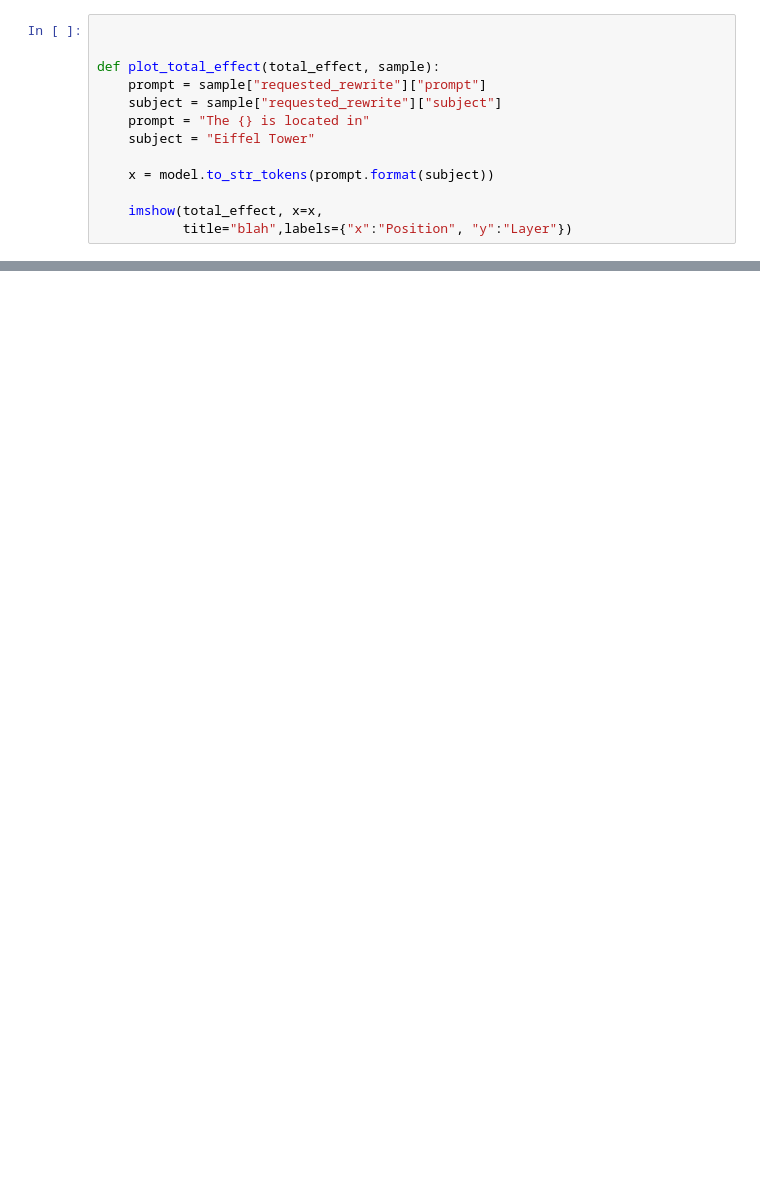
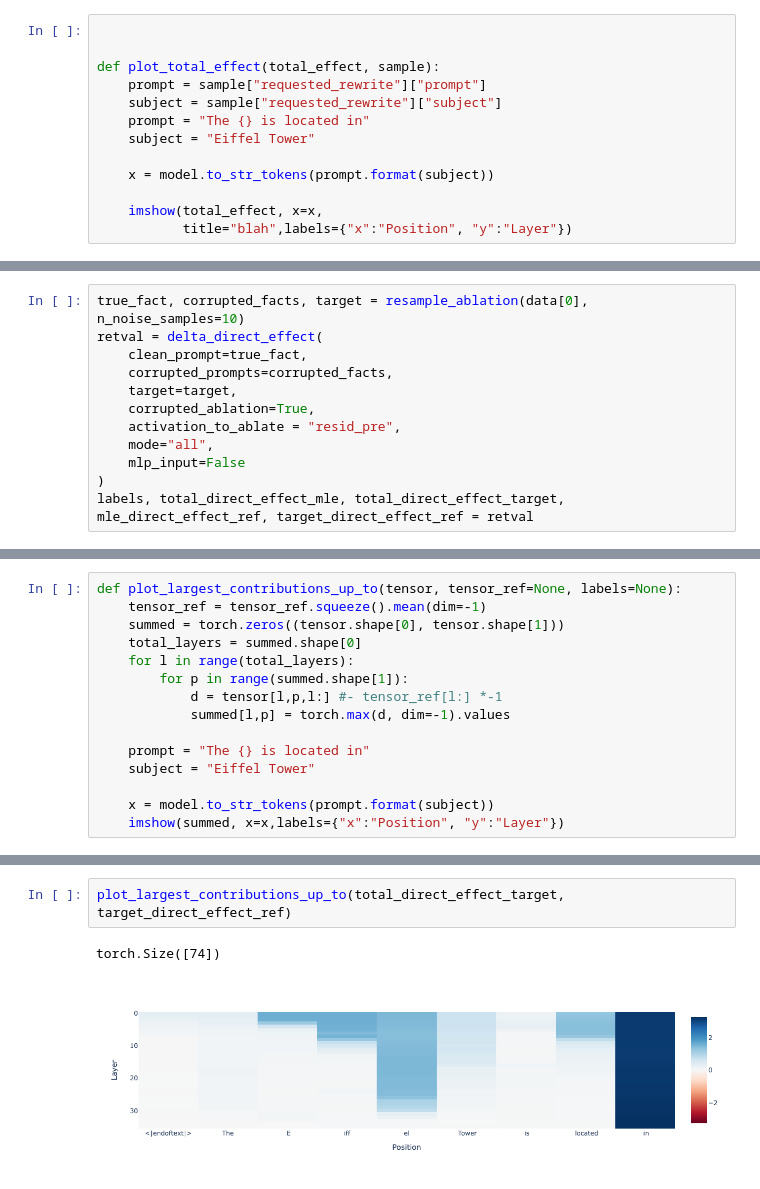
Before and after one commit to jansont/transformer-circuits, a Jupyter notebook: notebooks/HydraEffectSameHeads.ipynb, the cells around one changed output, grey strips where cells are left out. Cells and saved outputs as stored; diff of their text form; blank space fills up the shorter version.

```diff
--- a/notebooks/HydraEffectSameHeads.ipynb
+++ b/notebooks/HydraEffectSameHeads.ipynb
@@ -473,0 +617,12 @@ plot_total_effect(target_total_effect_mlp, data[0])
+# %%
+true_fact, corrupted_facts, target = resample_ablation(data[0], n_noise_samples=10)
+retval = delta_direct_effect(
+    clean_prompt=true_fact,
+    corrupted_prompts=corrupted_facts,
+    target=target,
+    corrupted_ablation=True,
+    activation_to_ablate = "resid_pre",
+    mode="all",
+    mlp_input=False
+)
+labels, total_direct_effect_mle, total_direct_effect_target, mle_direct_effect_ref, target_direct_effect_ref = retval
@@ -473,0 +681,15 @@ plot_total_effect(target_total_effect_mlp, data[0])
+# %%
+def plot_largest_contributions_up_to(tensor, tensor_ref=None, labels=None):
+    tensor_ref = tensor_ref.squeeze().mean(dim=-1)
+    summed = torch.zeros((tensor.shape[0], tensor.shape[1]))
+    total_layers = summed.shape[0]
+    for l in range(total_layers):
+        for p in range(summed.shape[1]):
+            d = tensor[l,p,l:] #- tensor_ref[l:] *-1
+            summed[l,p] = torch.max(d, dim=-1).values
+
+    prompt = "The {} is located in"
+    subject = "Eiffel Tower"
+
+    x = model.to_str_tokens(prompt.format(subject))
+    imshow(summed, x=x,labels={"x":"Position", "y":"Layer"})
@@ -473,0 +760,5 @@ plot_total_effect(target_total_effect_mlp, data[0])
+# %%
+plot_largest_contributions_up_to(total_direct_effect_target, target_direct_effect_ref)
+# %% [output]
+torch.Size([74])
+[figure, added]
```
Also changed, not shown: parts of 40 cells of this notebook.
